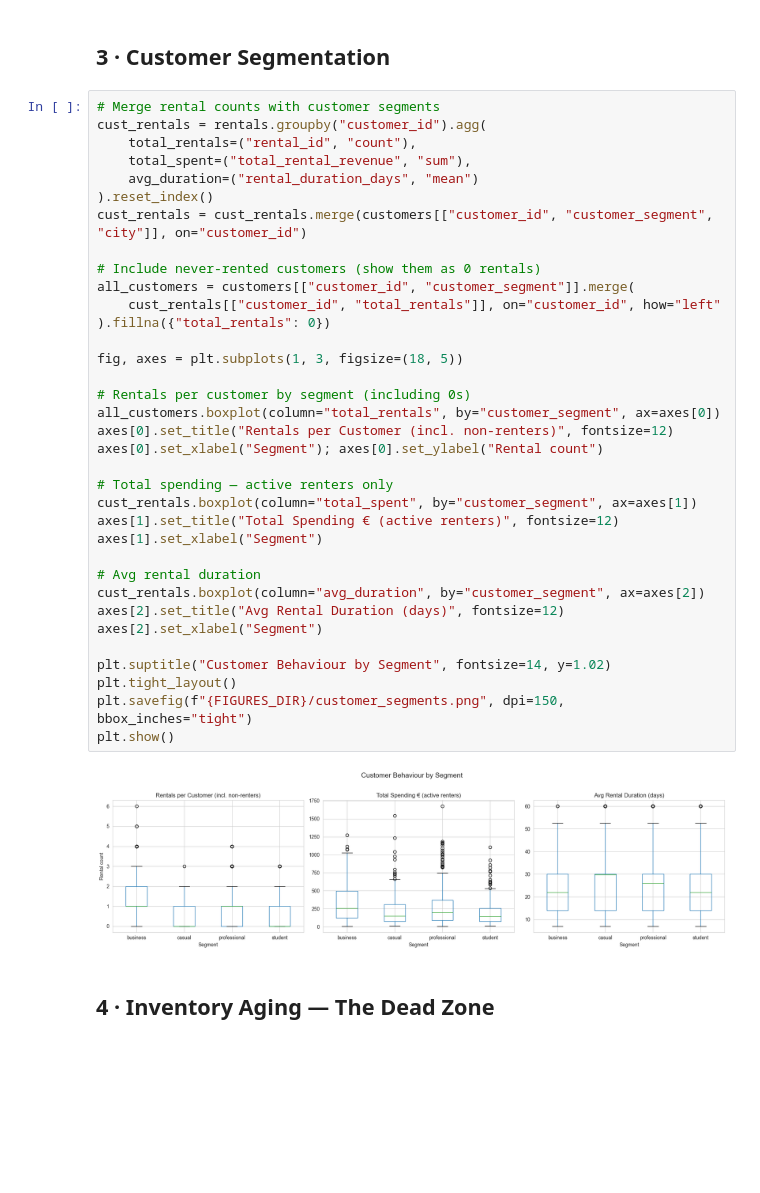
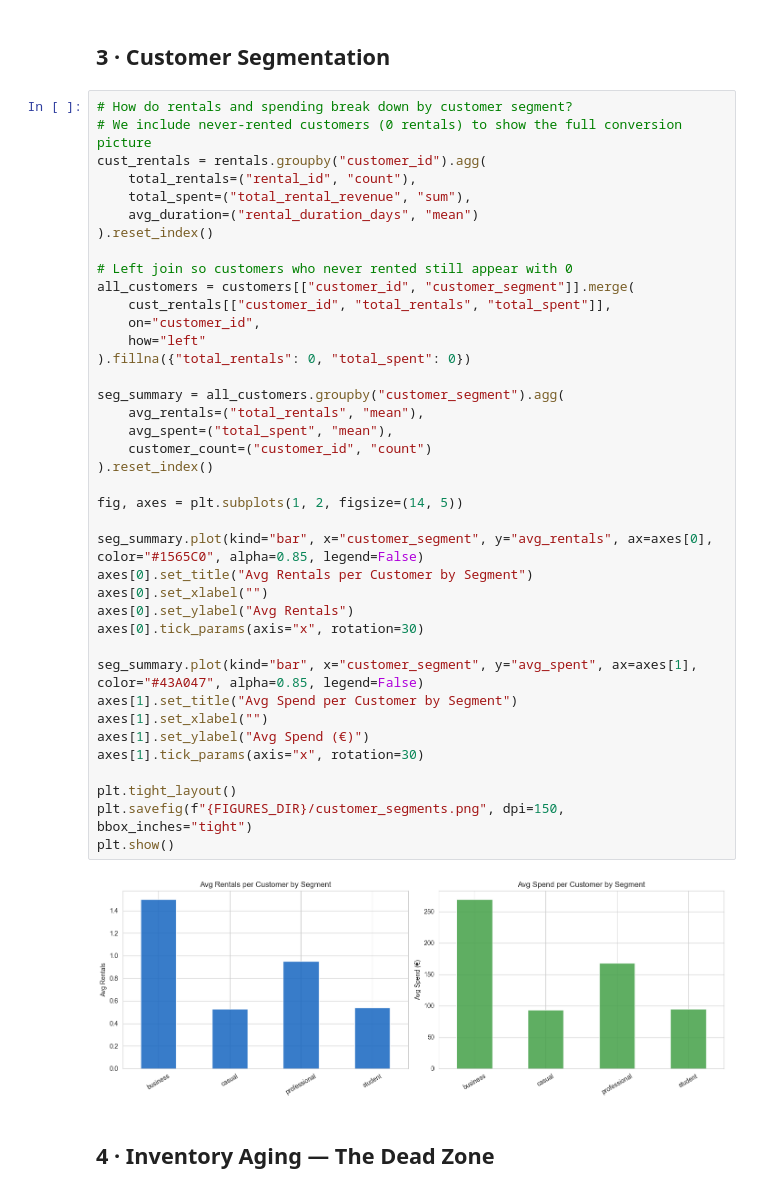
Before and after one commit to letter-b/finalproject, a Jupyter notebook: notebooks/02_eda.ipynb, the cells around one changed output. Drawn from its saved outputs; the diff is of its cells as text; blank space fills up the shorter version.

```diff
--- a/notebooks/02_eda.ipynb
+++ b/notebooks/02_eda.ipynb
@@ -131,42 +103,46 @@ plt.show()
 # %% [markdown]
 ## 3 · Customer Segmentation
 # %%
-# Merge rental counts with customer segments
+# How do rentals and spending break down by customer segment?
+# We include never-rented customers (0 rentals) to show the full conversion picture
 cust_rentals = rentals.groupby("customer_id").agg(
     total_rentals=("rental_id", "count"),
     total_spent=("total_rental_revenue", "sum"),
     avg_duration=("rental_duration_days", "mean")
 ).reset_index()
-cust_rentals = cust_rentals.merge(customers[["customer_id", "customer_segment", "city"]], on="customer_id")
 
-# Include never-rented customers (show them as 0 rentals)
+# Left join so customers who never rented still appear with 0
 all_customers = customers[["customer_id", "customer_segment"]].merge(
-    cust_rentals[["customer_id", "total_rentals"]], on="customer_id", how="left"
-).fillna({"total_rentals": 0})
+    cust_rentals[["customer_id", "total_rentals", "total_spent"]],
+    on="customer_id",
+    how="left"
+).fillna({"total_rentals": 0, "total_spent": 0})
 
-fig, axes = plt.subplots(1, 3, figsize=(18, 5))
+seg_summary = all_customers.groupby("customer_segment").agg(
+    avg_rentals=("total_rentals", "mean"),
+    avg_spent=("total_spent", "mean"),
+    customer_count=("customer_id", "count")
+).reset_index()
 
-# Rentals per customer by segment (including 0s)
-all_customers.boxplot(column="total_rentals", by="customer_segment", ax=axes[0])
-axes[0].set_title("Rentals per Customer (incl. non-renters)", fontsize=12)
-axes[0].set_xlabel("Segment"); axes[0].set_ylabel("Rental count")
+fig, axes = plt.subplots(1, 2, figsize=(14, 5))
 
-# Total spending — active renters only
-cust_rentals.boxplot(column="total_spent", by="customer_segment", ax=axes[1])
-axes[1].set_title("Total Spending € (active renters)", fontsize=12)
-axes[1].set_xlabel("Segment")
+seg_summary.plot(kind="bar", x="customer_segment", y="avg_rentals", ax=axes[0], color="#1565C0", alpha=0.85, legend=False)
+axes[0].set_title("Avg Rentals per Customer by Segment")
+axes[0].set_xlabel("")
+axes[0].set_ylabel("Avg Rentals")
+axes[0].tick_params(axis="x", rotation=30)
 
-# Avg rental duration
-cust_rentals.boxplot(column="avg_duration", by="customer_segment", ax=axes[2])
-axes[2].set_title("Avg Rental Duration (days)", fontsize=12)
-axes[2].set_xlabel("Segment")
+seg_summary.plot(kind="bar", x="customer_segment", y="avg_spent", ax=axes[1], color="#43A047", alpha=0.85, legend=False)
+axes[1].set_title("Avg Spend per Customer by Segment")
+axes[1].set_xlabel("")
+axes[1].set_ylabel("Avg Spend (€)")
+axes[1].tick_params(axis="x", rotation=30)
 
-plt.suptitle("Customer Behaviour by Segment", fontsize=14, y=1.02)
 plt.tight_layout()
 plt.savefig(f"{FIGURES_DIR}/customer_segments.png", dpi=150, bbox_inches="tight")
 plt.show()
 # %% [output]
-[figure, old version]
+[figure, new version]
 # %% [markdown]
 ## 4 · Inventory Aging — The Dead Zone
 # %%
```
Also changed, not shown: parts of 22 cells of this notebook, 25 other files.
